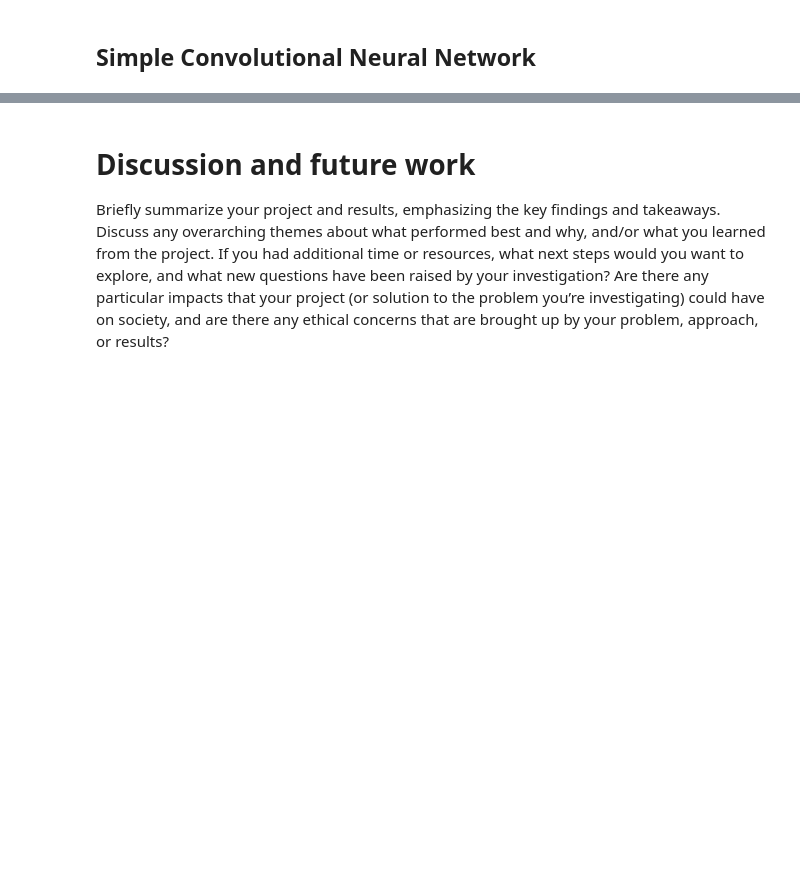
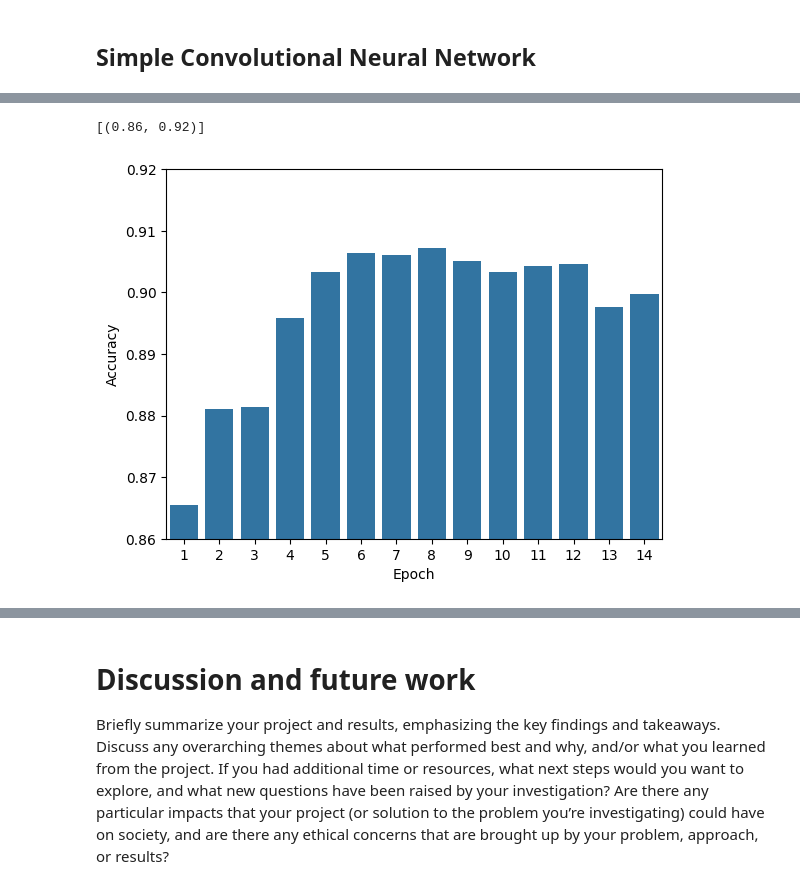
Before and after one commit to levshuster/whale-detection, a Jupyter notebook: final submission/main.ipynb, the cells around one changed output, grey strips where cells are left out. Drawn from its saved outputs; the diff is of its cells as text; code cells hidden in the pictures; blank space fills up the shorter version.

```diff
--- a/final submission/main.ipynb
+++ b/final submission/main.ipynb
@@ -149,7 +146,7 @@ class KNN:
 			return self
 
 dataset_name = '5500'
-dataset_name = '200'
+# dataset_name = '200'
 folder = f'./dataset/numpy/{dataset_name}-training/'
 # dataset_name = '100'
 # folder = f'../input/numpy/100-samples/'
@@ -241,7 +238,7 @@ from tqdm import tqdm
 
 class ResNet:
 	last_prediciton_hash = None
-	last_prediction = None
+	last_prediction = (None, None)
 	epoch_counter = 0
 
 	def __init__(self, learning_rate, use_weights:bool, version, dataset_name, do_not_load=False):
@@ -626,2 +691,11 @@ Describe the experiments that you ran, including specifics about what you were t
 # %% [markdown]
 ## Simple Convolutional Neural Network
+# %%
+model = CNN(version='0.1', dataset_name=dataset_name,).load(epochs=1)
+if False:
+	for _ in range(15): model.fit(train_set, validation_set, additional_epochs=1).save()
+
+# 10 minutes for 15 epochs
+
+accuracy_x_epochs = [get_accuracy( *model.load(epochs = i).predict(testing_set)) for i in range(1,15)]
+accuracy_x_epochs
@@ -627,0 +743,14 @@ Describe the experiments that you ran, including specifics about what you were t
+# %%
+_ = sns.barplot(
+	pd.DataFrame({
+		'Accuracy': accuracy_x_epochs,
+		'Epoch': range(1,15)
+	}),
+	x="Epoch",
+	y="Accuracy"
+).set(
+	ylim=(0.86, 0.92)
+)
+# %% [output]
+[(0.86, 0.92)]
+[figure, added]
```
Also changed, not shown: parts of 16 cells of this notebook.
